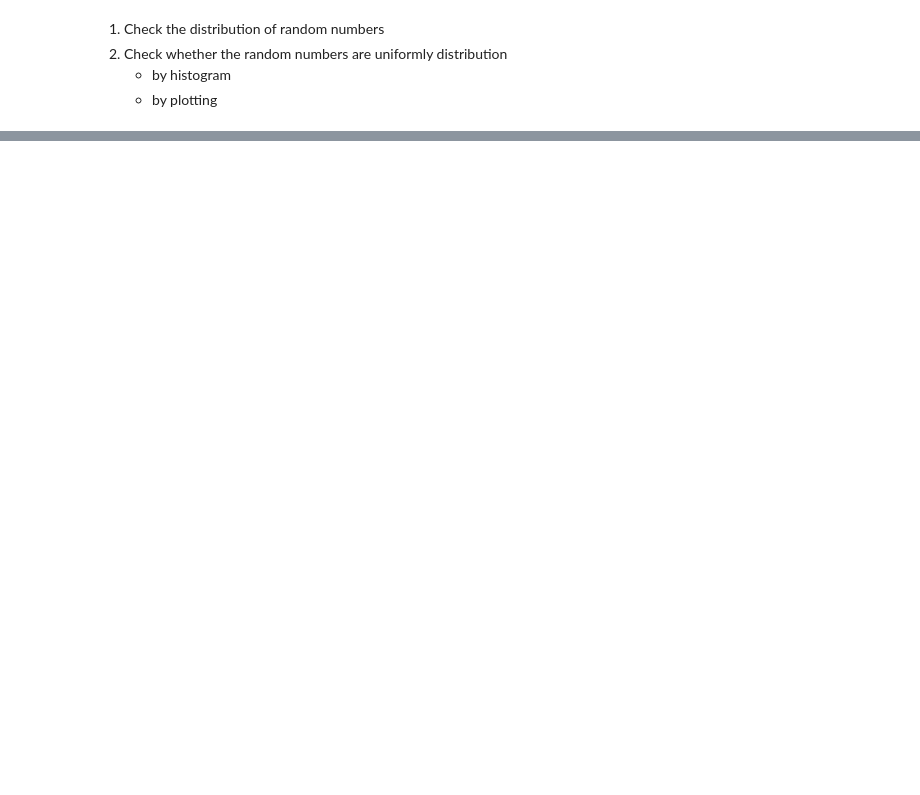
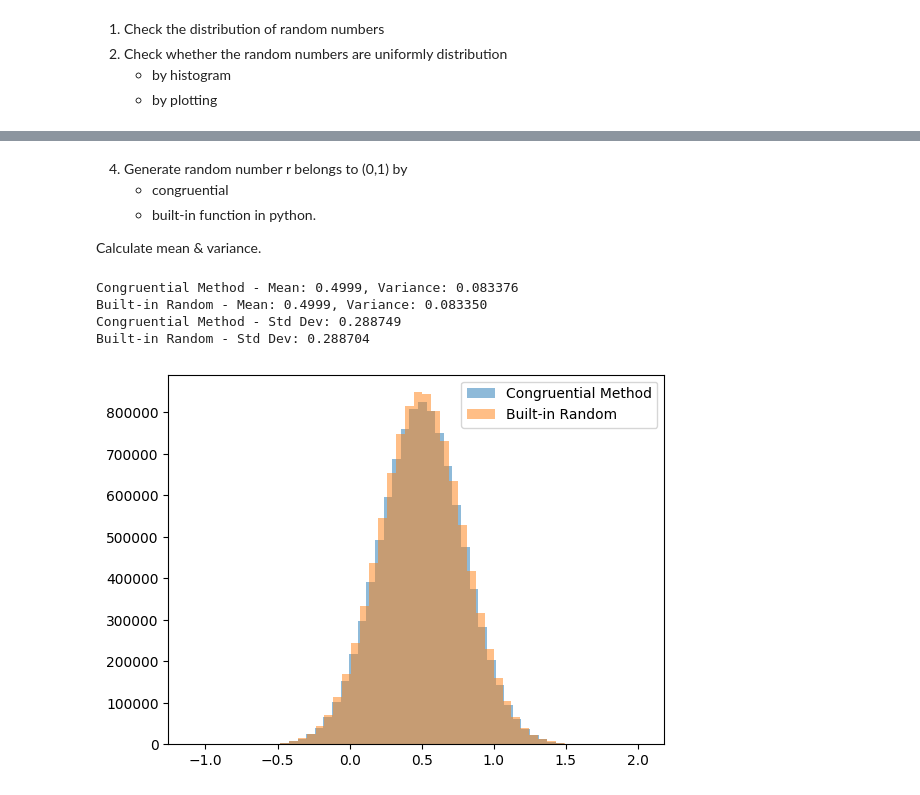
Before and after one commit to memandip/mds, a Jupyter notebook: 3rd_sem/monte-carlo-methods/gen_random_numbers.ipynb, the cells around one changed output, grey strips where cells are left out. Cells and saved outputs as stored; diff of their text form; code cells hidden in the pictures; blank space fills up the shorter version.

```diff
--- a/3rd_sem/monte-carlo-methods/gen_random_numbers.ipynb
+++ b/3rd_sem/monte-carlo-methods/gen_random_numbers.ipynb
@@ -51,0 +58,40 @@ plt.show()
+# %% [markdown]
+4. Generate random number r belongs to (0,1) by
+    - congruential
+    - built-in function in python.
+
+Calculate mean & variance.
+# %%
+import random
+import numpy as np
+
+total_nums = 10000000
+congruential_rand_nums = congruential_random_numbers(12414, total_nums)
+builtin_rand_nums = [random.random() for _ in range(total_nums)]
+
+mean_congruential = np.mean(congruential_rand_nums)
+mean_builtin = np.mean(builtin_rand_nums)
+
+var_congruential = np.var(congruential_rand_nums)
+var_builtin = np.var(builtin_rand_nums)
+
+std_congruential = np.std(congruential_rand_nums)
+std_builtin = np.std(builtin_rand_nums)
+
+gussian_congruential = np.random.normal(mean_congruential, std_congruential, total_nums)
+gussian_builtin = np.random.normal(mean_builtin, std_builtin, total_nums)
+
+print(f"Congruential Method - Mean: {mean_congruential:.4f}, Variance: {var_congruential:.6f}")
+print(f"Built-in Random - Mean: {mean_builtin:.4f}, Variance: {var_builtin:.6f}")
+print(f"Congruential Method - Std Dev: {std_congruential:.6f}")
+print(f"Built-in Random - Std Dev: {std_builtin:.6f}")
+plt.hist(gussian_congruential, bins=50, alpha=0.5, label='Congruential Method')
+plt.hist(gussian_builtin, bins=50, alpha=0.5, label='Built-in Random')
+plt.legend()
+plt.show()
+# %% [output]
+Congruential Method - Mean: 0.4999, Variance: 0.083376
+Built-in Random - Mean: 0.4999, Variance: 0.083350
+Congruential Method - Std Dev: 0.288749
+Built-in Random - Std Dev: 0.288704
+[figure, added]
```
Also changed, not shown: parts of 6 cells of this notebook.
